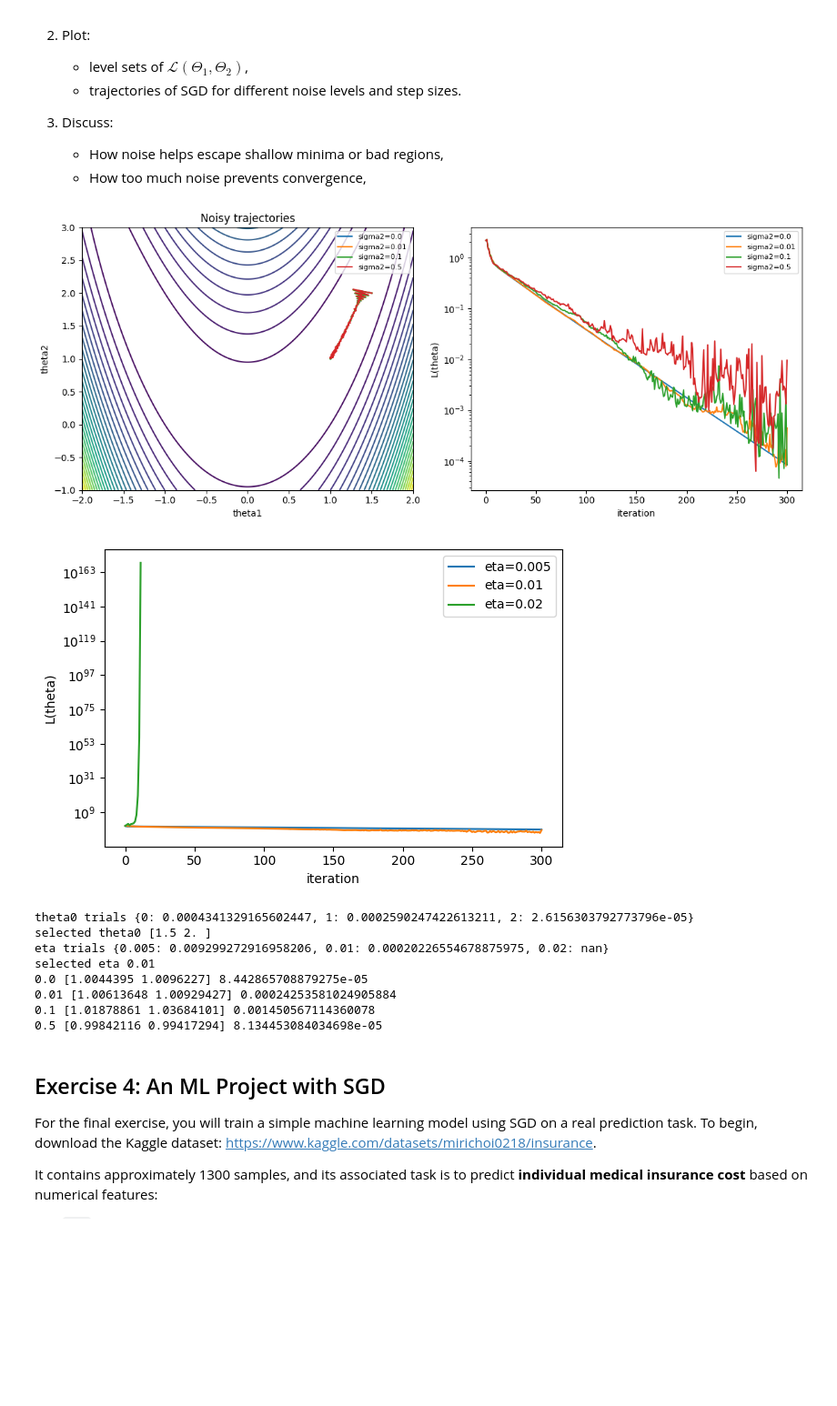
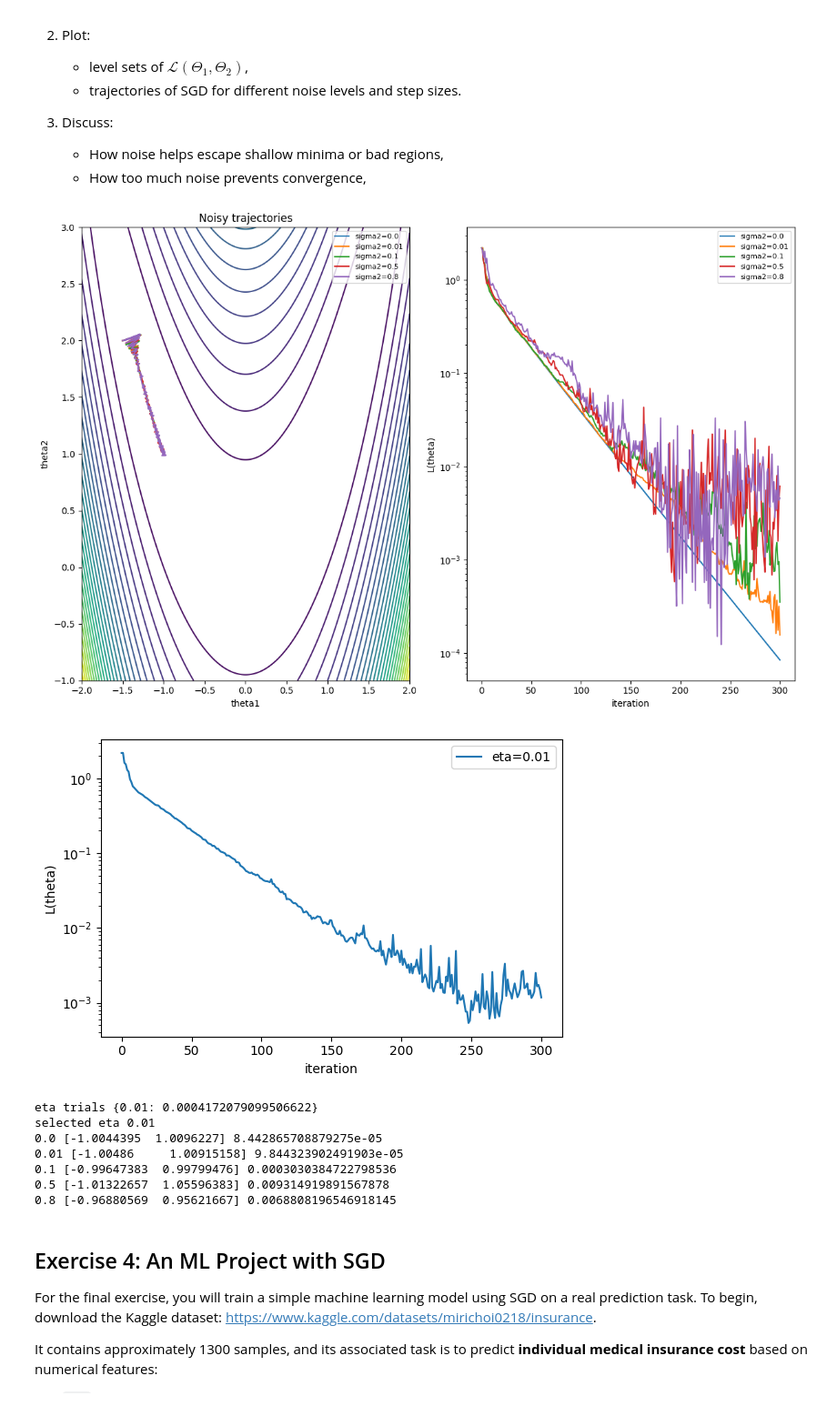
Before and after one commit to mohamadch91/Statistical-and-Mathematical-Methods-for-Machine-Learning-SMM-, a Jupyter notebook: hw2/HW2.ipynb, the cells around one changed output. Shown at 91% size. Saved outputs shown, nothing was run; the diff lists cells and outputs as text; code cells hidden in the pictures; blank space fills up the shorter version.

```diff
--- a/hw2/HW2.ipynb
+++ b/hw2/HW2.ipynb
@@ -179,12 +181,7 @@ Fix a parameter vector $\Theta$, and repeatedly draw random mini-batches of the
 import numpy as np
 import matplotlib.pyplot as plt
 
-theta_candidates = [np.array([[0.0], [0.0]]), np.array([[0.5], [0.5]]), np.array([[1.0], [1.0]]), np.array([[3.0], [-1.0]])]
-theta_scores = {}
-for i, theta_candidate in enumerate(theta_candidates):
-    theta_scores[i] = float(np.linalg.norm(grad_l(theta_candidate, X, Y)))
-selected_idx = max(theta_scores, key=theta_scores.get)
-theta = theta_candidates[selected_idx]
+theta = np.zeros((2, 1))
 
 batch_sizes = [1, 5, 20, N]
 variances = []
@@ -208,8 +205,6 @@ plt.title("Variance of stochastic gradients")
 plt.grid()
 plt.show()
 
-print("theta trials", theta_scores)
-print("selected theta", theta.ravel())
 for batch_size, variance, mean in zip(batch_sizes, variances, means):
     print(batch_size, variance, mean)
 # %% [output]
@@ -280,17 +273,11 @@ def noisy_gd(theta0, eta, sigma2, epochs=300):
         losses.append(L(theta))
     return np.array(path), np.array(losses)
 
-theta0_candidates = [np.array([0.0, 2.5]), np.array([-1.5, 2.0]), np.array([1.5, 2.0])]
-theta0_scores = {}
-for i, theta0 in enumerate(theta0_candidates):
-    path, losses = noisy_gd(theta0, eta=0.01, sigma2=0.01, epochs=300)
-    theta0_scores[i] = float(losses[-1])
-selected_theta0 = theta0_candidates[min(theta0_scores, key=theta0_scores.get)]
-
-eta_values = [0.005, 0.01, 0.02]
+theta = np.array([-1.5, 2.0])
+eta_values = [0.01]
 eta_scores = {}
 for eta in eta_values:
-    path, losses = noisy_gd(selected_theta0, eta=eta, sigma2=0.01, epochs=300)
+    path, losses = noisy_gd(theta, eta=eta, sigma2=0.01, epochs=300)
     eta_scores[eta] = float(losses[-1])
 selected_eta = min(eta_scores, key=eta_scores.get)
 
@@ -298,51 +285,49 @@ xs = np.linspace(-2, 2, 400)
 ys = np.linspace(-1, 3, 400)
 Xg, Yg = np.meshgrid(xs, ys)
 Z = (Xg**2 - 1)**2 + 10*(Yg - Xg**2)**2
-noise_levels = [0.0, 0.01, 0.1, 0.5]
-fig, axes = plt.subplots(1, 2, figsize=(12, 5))
+noise_levels = [0.0, 0.01, 0.1, 0.5,0.8]
+fig, axes = plt.subplots(1, 2, figsize=(12, 8))
 axes[0].contour(Xg, Yg, Z, levels=30)
 for sigma2 in noise_levels:
-    path, losses = noisy_gd(selected_theta0, eta=selected_eta, sigma2=sigma2)
+    path, losses = noisy_gd(theta, eta=selected_eta, sigma2=sigma2)
     axes[0].plot(path[:,0], path[:,1], label=f"sigma2={sigma2}")
     axes[1].semilogy(losses, label=f"sigma2={sigma2}")
 axes[0].set_xlabel("theta1")
 axes[0].set_ylabel("theta2")
 axes[0].set_title("Noisy trajectories")
 axes[0].legend(fontsize=8)
 axes[1].set_xlabel("iteration")
 axes[1].set_ylabel("L(theta)")
 axes[1].legend(fontsize=8)
 plt.tight_layout()
 plt.show()
 
 plt.figure(figsize=(6, 4))
 for eta in eta_values:
-    path, losses = noisy_gd(selected_theta0, eta=eta, sigma2=0.1)
+    path, losses = noisy_gd(theta, eta=eta, sigma2=0.1)
     plt.semilogy(losses, label=f"eta={eta}")
 plt.xlabel("iteration")
 plt.ylabel("L(theta)")
 plt.legend()
 plt.tight_layout()
 plt.show()
 
-print("theta0 trials", theta0_scores)
-print("selected theta0", selected_theta0)
+
 print("eta trials", eta_scores)
 print("selected eta", selected_eta)
 for sigma2 in noise_levels:
-    path, losses = noisy_gd(selected_theta0, eta=selected_eta, sigma2=sigma2)
+    path, losses = noisy_gd(theta, eta=selected_eta, sigma2=sigma2)
     print(sigma2, path[-1], losses[-1])
 # %% [output]
-[figure, old version]
+[figure, new version]
-[figure, old version]
+[figure, new version]
-theta0 trials {0: 0.0004341329165602447, 1: 0.0002590247422613211, 2: 2.6156303792773796e-05}
-selected theta0 [1.5 2. ]
-eta trials {0.005: 0.009299272916958206, 0.01: 0.00020226554678875975, 0.02: nan}
+eta trials {0.01: 0.0004172079099506622}
 selected eta 0.01
-0.0 [1.0044395 1.0096227] 8.442865708879275e-05
-0.01 [1.00613648 1.00929427] 0.00024253581024905884
-0.1 [1.01878861 1.03684101] 0.001450567114360078
-0.5 [0.99842116 0.99417294] 8.134453084034698e-05
+0.0 [-1.0044395  1.0096227] 8.442865708879275e-05
+0.01 [-1.00486     1.00915158] 9.844323902491903e-05
+0.1 [-0.99647383  0.99799476] 0.0003030384722798536
+0.5 [-1.01322657  1.05596383] 0.009314919891567878
+0.8 [-0.96880569  0.95621667] 0.0068808196546918145
 # %% [markdown]
 ## Exercise 4: An ML Project with SGD
 
```
Also changed, not shown: parts of 3 cells of this notebook, 2 other files.
